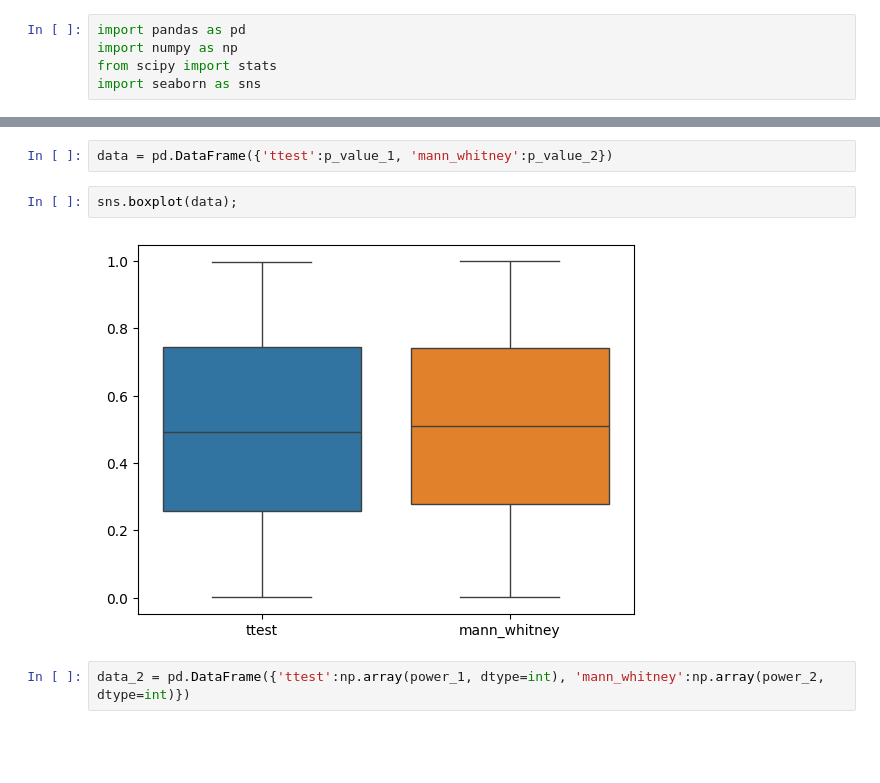
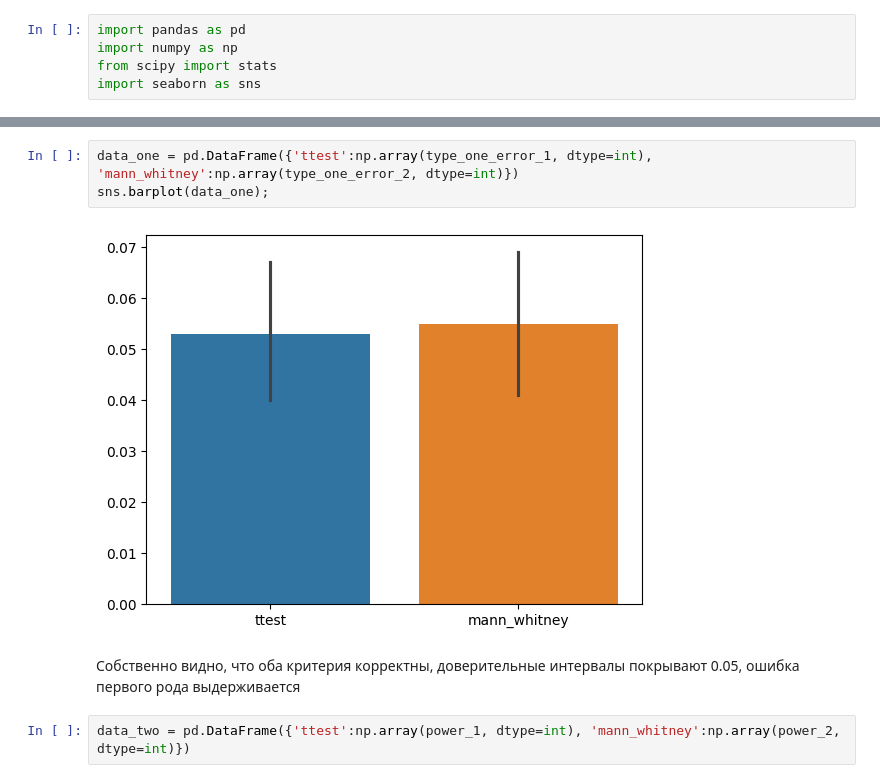
Before and after one commit to kipirka/Python-Scripts, a Jupyter notebook: AB_simulation_skewed.ipynb, the cells around one changed output, grey strips where cells are left out. Cells and saved outputs as stored; diff of their text form; blank space fills up the shorter version.

```diff
--- a/AB_simulation_skewed.ipynb
+++ b/AB_simulation_skewed.ipynb
@@ -65,9 +49,10 @@ sns.histplot(p_value_2);
-# %%
-data = pd.DataFrame({'ttest':p_value_1, 'mann_whitney':p_value_2})
-# %%
-sns.boxplot(data);
-# %% [output]
-[figure, removed]
+# %%
+data_one = pd.DataFrame({'ttest':np.array(type_one_error_1, dtype=int), 'mann_whitney':np.array(type_one_error_2, dtype=int)})
+sns.barplot(data_one);
+# %% [output]
+[figure, added]
+# %% [markdown]
+Собственно видно, что оба критерия корректны, доверительные интервалы покрывают 0.05, ошибка первого рода выдерживается
 # %%
-data_2 = pd.DataFrame({'ttest':np.array(power_1, dtype=int), 'mann_whitney':np.array(power_2, dtype=int)})
+data_two = pd.DataFrame({'ttest':np.array(power_1, dtype=int), 'mann_whitney':np.array(power_2, dtype=int)})
 # %%
```
Also changed, not shown: parts of 16 cells of this notebook.
